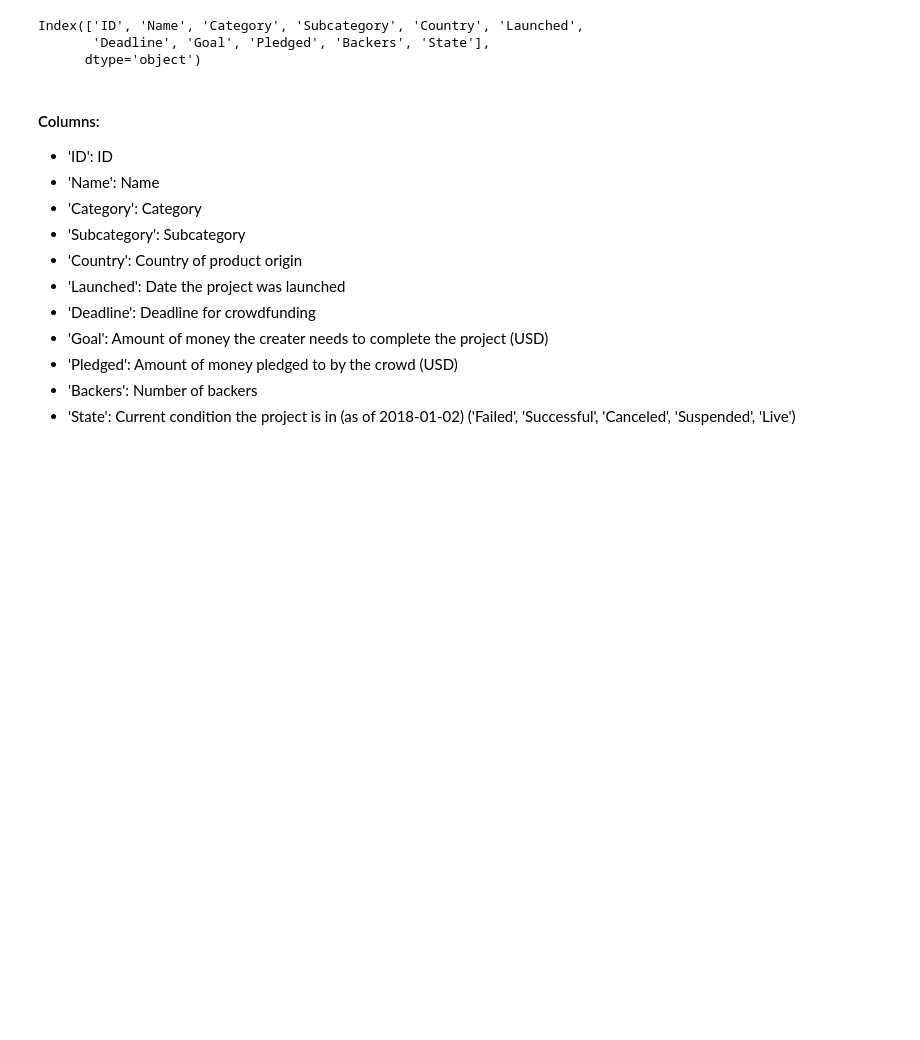
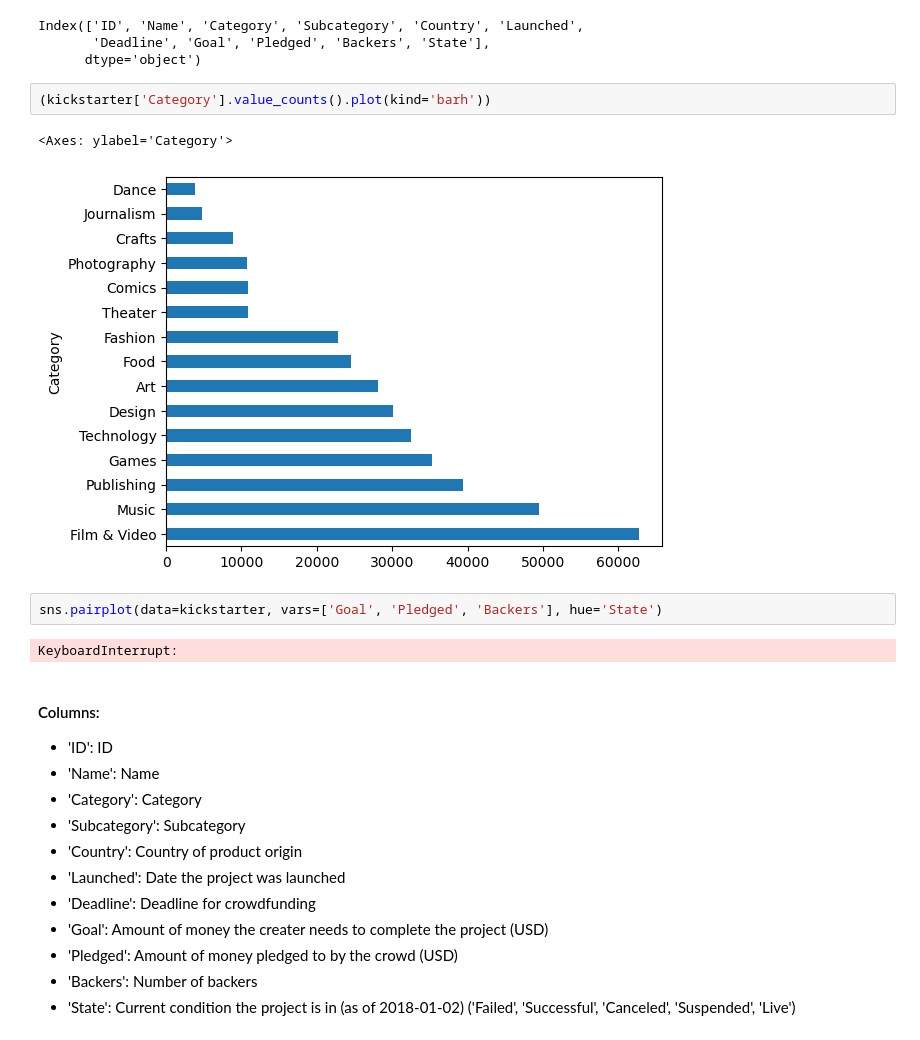
Before and after one commit to KaufmannLukas/ds-kickstarter-project, a Jupyter notebook: kickstarter-project.ipynb, the cells around one changed output. Saved outputs shown, nothing was run; the diff lists cells and outputs as text; blank space fills up the shorter version.

```diff
--- a/kickstarter-project.ipynb
+++ b/kickstarter-project.ipynb
@@ -92,6 +195,15 @@ kickstarter.columns
 Index(['ID', 'Name', 'Category', 'Subcategory', 'Country', 'Launched',
        'Deadline', 'Goal', 'Pledged', 'Backers', 'State'],
       dtype='object')
+# %%
+(kickstarter['Category'].value_counts().plot(kind='barh'))
+# %% [output]
+<Axes: ylabel='Category'>
+[figure, added]
+# %%
+sns.pairplot(data=kickstarter, vars=['Goal', 'Pledged', 'Backers'], hue='State')
+# %% [output]
+KeyboardInterrupt:
 # %% [markdown]
 #### Columns:
 
```
Also changed, not shown: parts of 26 cells of this notebook, 1 other file.
